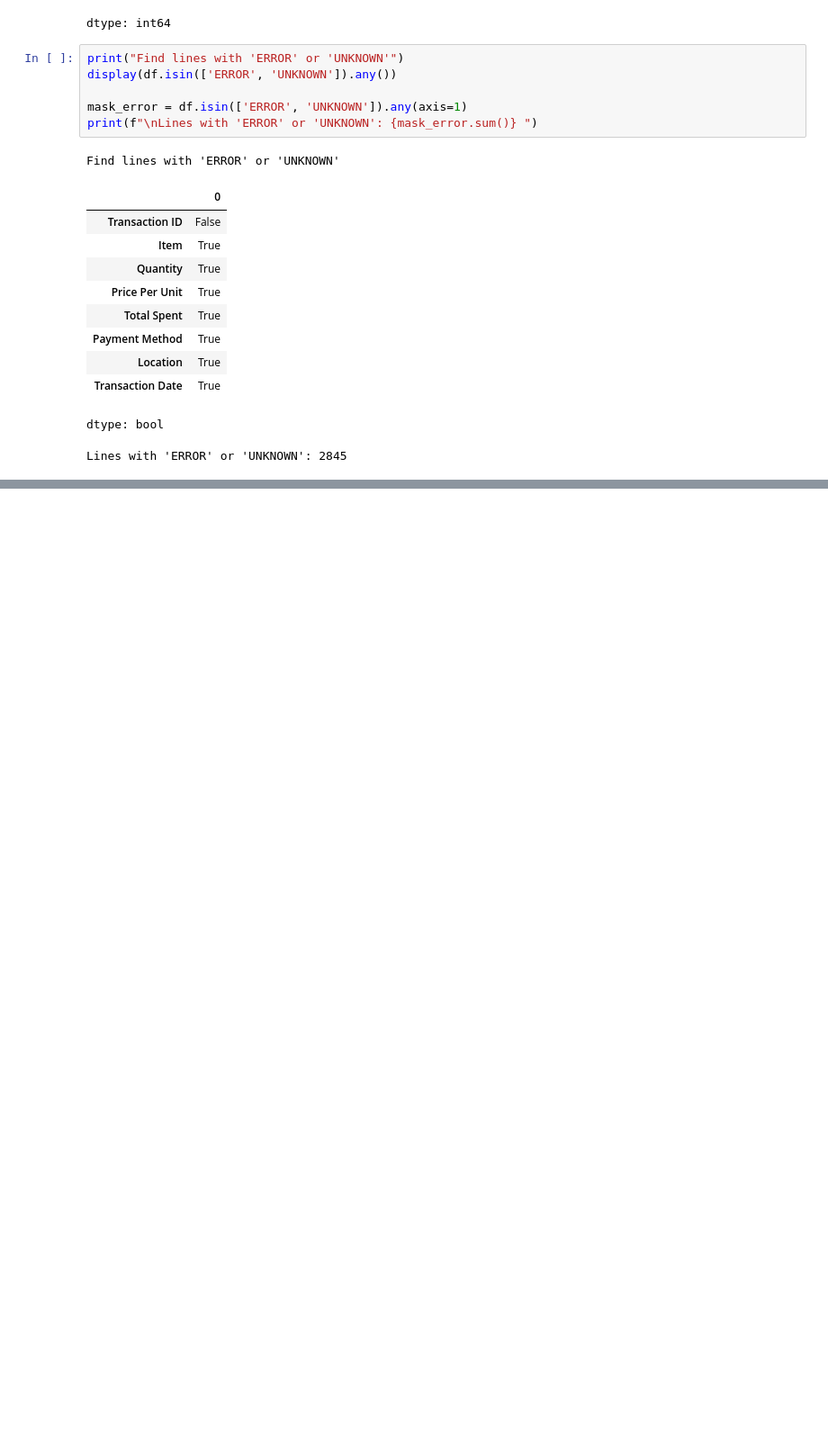
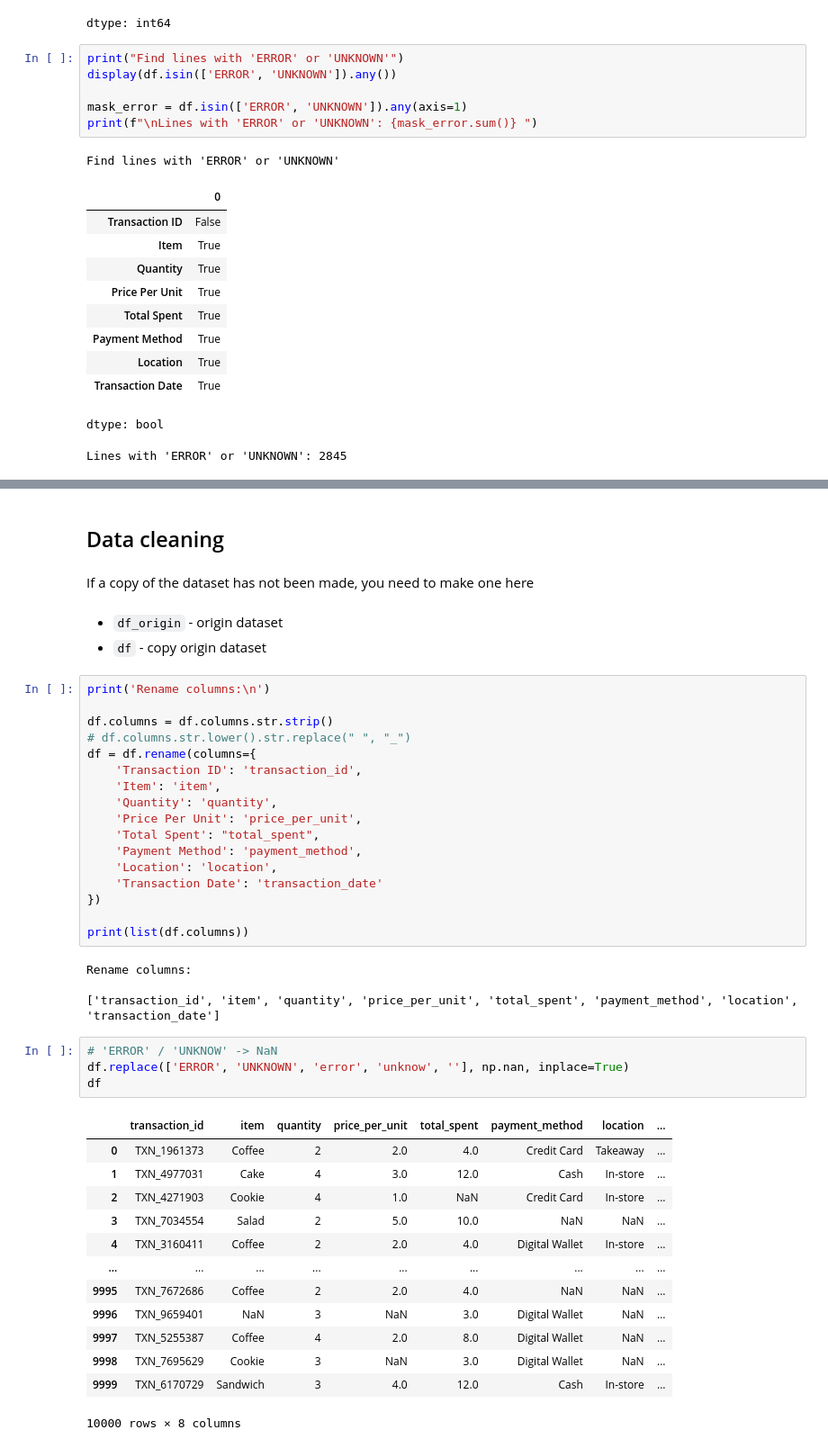
Before and after one commit to Yuliia-Safonova/Analysis_Cafe_Sales, a Jupyter notebook: EDA_Cafe_Sales.ipynb, the cells around one changed output, grey strips where cells are left out. Shown at 90% size. Drawn from its saved outputs; the diff is of its cells as text; blank space fills up the shorter version.

Commit message:
Converting columns

```diff
--- a/EDA_Cafe_Sales.ipynb
+++ b/EDA_Cafe_Sales.ipynb
@@ -192,0 +208,46 @@ Lines with 'ERROR' or 'UNKNOWN': 2845
+# %% [markdown]
+## Data cleaning
+# %% [markdown]
+If a copy of the dataset has not been made, you need to make one here
+# %% [markdown]
+- ` df_origin ` - origin dataset
+- ` df ` - copy origin dataset
+# %%
+print('Rename columns:\n')
+
+df.columns = df.columns.str.strip()
+# df.columns.str.lower().str.replace(" ", "_")
+df = df.rename(columns={
+    'Transaction ID': 'transaction_id',
+    'Item': 'item',
+    'Quantity': 'quantity',
+    'Price Per Unit': 'price_per_unit',
+    'Total Spent': "total_spent",
+    'Payment Method': 'payment_method',
+    'Location': 'location',
+    'Transaction Date': 'transaction_date'
+})
+
+print(list(df.columns))
+# %% [output]
+Rename columns:
+
+['transaction_id', 'item', 'quantity', 'price_per_unit', 'total_spent', 'payment_method', 'location', 'transaction_date']
+# %%
+# 'ERROR' / 'UNKNOW' -> NaN
+df.replace(['ERROR', 'UNKNOWN', 'error', 'unknow', ''], np.nan, inplace=True)
+df
+# %% [output]
+|  | transaction_id | item | quantity | price_per_unit | total_spent | payment_method | location | ... |
+| 0 | TXN_1961373 | Coffee | 2 | 2.0 | 4.0 | Credit Card | Takeaway | ... |
+| 1 | TXN_4977031 | Cake | 4 | 3.0 | 12.0 | Cash | In-store | ... |
+| 2 | TXN_4271903 | Cookie | 4 | 1.0 | NaN | Credit Card | In-store | ... |
+| 3 | TXN_7034554 | Salad | 2 | 5.0 | 10.0 | NaN | NaN | ... |
+| 4 | TXN_3160411 | Coffee | 2 | 2.0 | 4.0 | Digital Wallet | In-store | ... |
+| ... | ... | ... | ... | ... | ... | ... | ... | ... |
+| 9995 | TXN_7672686 | Coffee | 2 | 2.0 | 4.0 | NaN | NaN | ... |
+| 9996 | TXN_9659401 | NaN | 3 | NaN | 3.0 | Digital Wallet | NaN | ... |
+| 9997 | TXN_5255387 | Coffee | 4 | 2.0 | 8.0 | Digital Wallet | NaN | ... |
+| 9998 | TXN_7695629 | Cookie | 3 | NaN | 3.0 | Digital Wallet | NaN | ... |
+| 9999 | TXN_6170729 | Sandwich | 3 | 4.0 | 12.0 | Cash | In-store | ... |
+10000 rows × 8 columns
```
Also changed, not shown: parts of 5 cells of this notebook.
